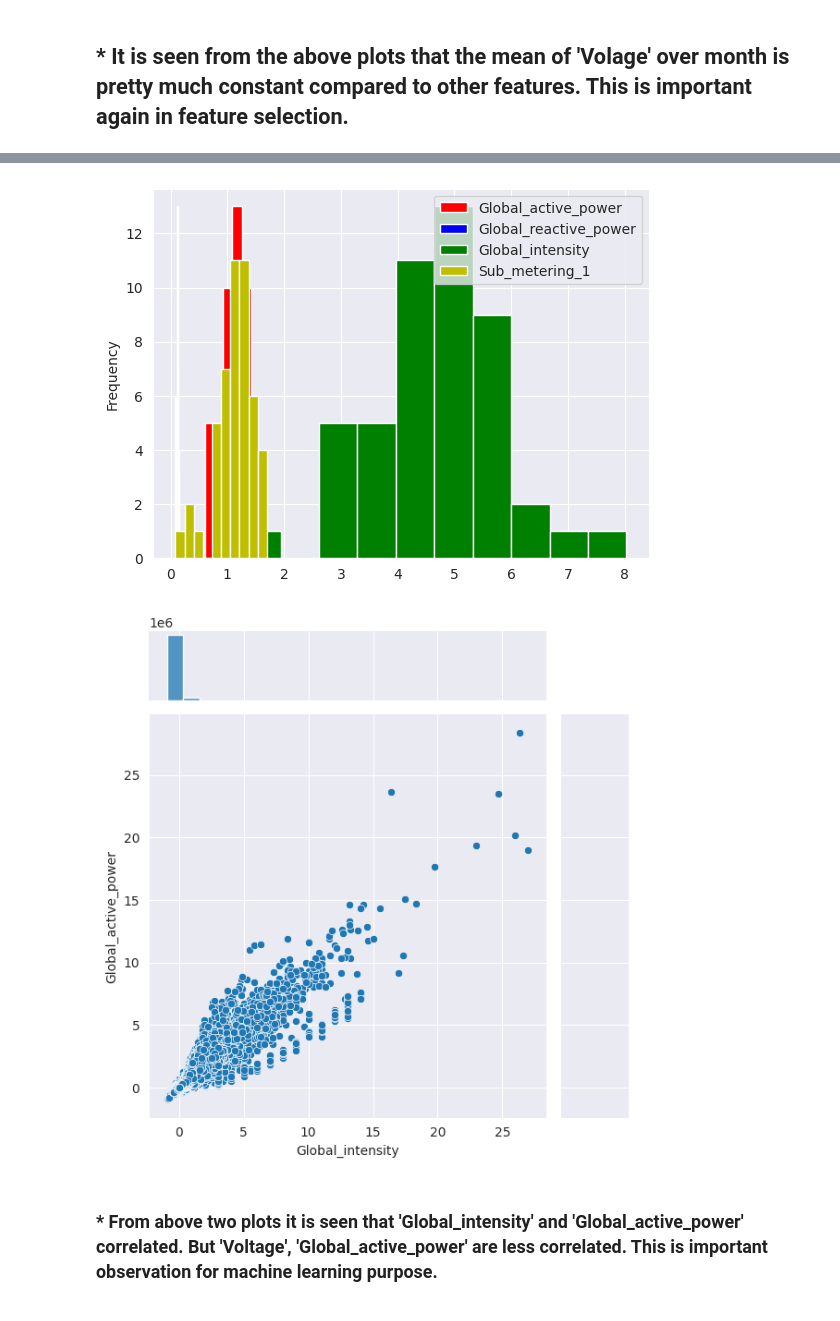
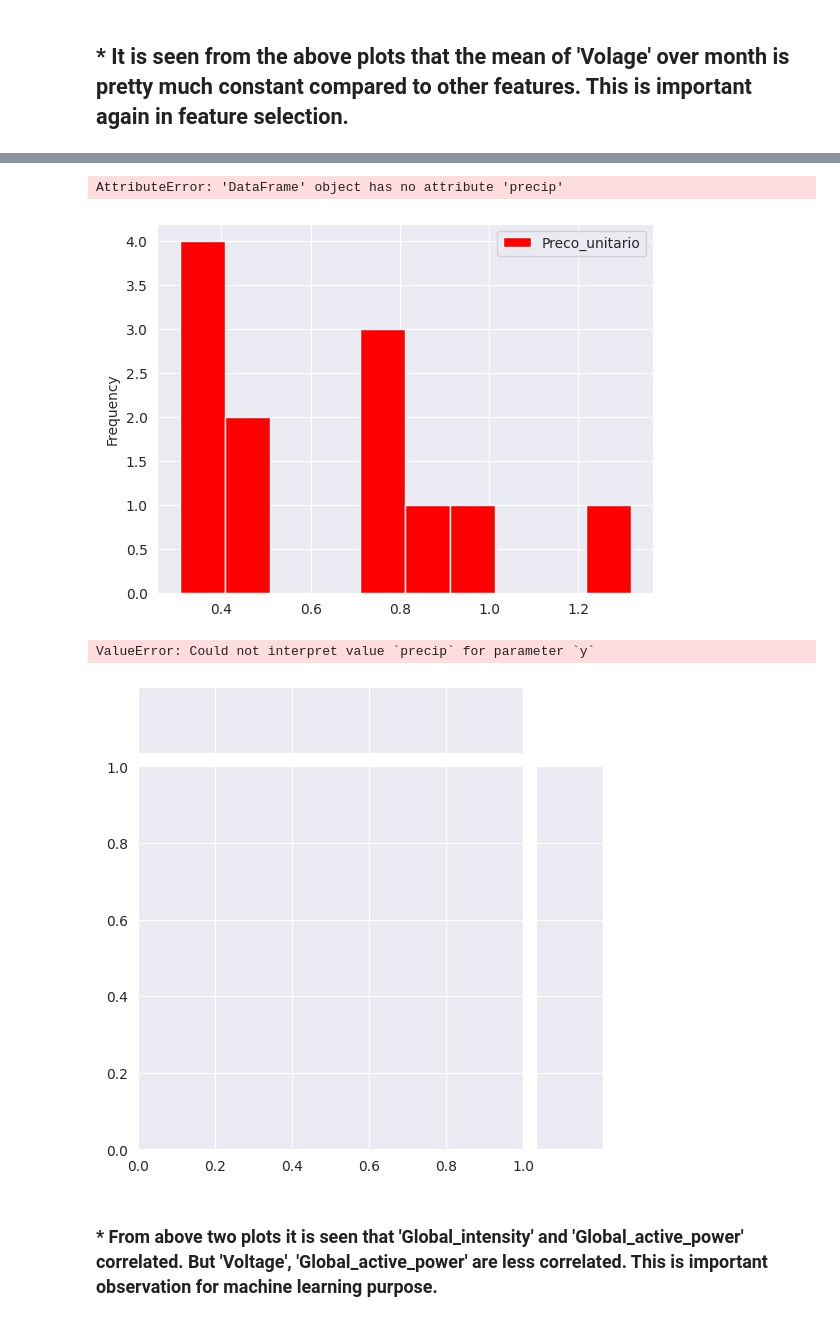
Before and after one commit to Patrick448/time-series-analysis, a Jupyter notebook: Notebooks/adapted-time-series-data-analysis-using-lstm-tutorial.ipynb, the cells around one changed output, grey strips where cells are left out. Cells and saved outputs as stored; diff of their text form; code cells hidden in the pictures.

```diff
--- a/Notebooks/adapted-time-series-data-analysis-using-lstm-tutorial.ipynb
+++ b/Notebooks/adapted-time-series-data-analysis-using-lstm-tutorial.ipynb
@@ -74,3 +69,26 @@ To enable the following instructions: AVX2 FMA, in other operations, rebuild Ten
 df = pd.read_csv('../input/teresopolis-2016-2023-precos-medios.csv', sep=',',
                  parse_dates={'dt' : ['Dia', 'Mês', 'Ano']}, infer_datetime_format=True,
                  low_memory=False, na_values=['nan','?'], index_col='dt')
+
+df.index = df.index.tz_localize("America/Sao_Paulo")
+
+weather_df = pd.read_csv('../input/INMET_SE_RJ_A618_TERESOPOLIS-PARQUE NACIONAL_01-01-2022_A_31-12-2022.CSV', sep=';',parse_dates={'dt': ['Data', 'Hora UTC']}, infer_datetime_format=True, low_memory=False, decimal=',', na_values=['nan','?'], index_col='dt',skiprows=8, encoding='ISO-8859-1')
+
+
+weather_df = weather_df[weather_df.index >= '2022-01-07']
+weather_weekly_df = pd.DataFrame(weather_df[ 'PRECIPITAÇÃO TOTAL, HORÁRIO (mm)'].resample('W').mean())
+
+filtered_alface_crespa_roca = df[df['Produto'] == 'Alface Crespa - Roça'][['Preco_unitario']]
+
+#filtered_alface_crespa_roca = filtered_alface_crespa_roca[(filtered_alface_crespa_roca.index >= '2022-01-01') & (filtered_alface_crespa_roca.index < '2023-01-01')]
+filtered_alface_crespa_roca.sort_values(by=['dt'], inplace=True)
+
+#filtered_alface_crespa_roca.insert(1, 'precip', weather_weekly_df['PRECIPITAÇÃO TOTAL, HORÁRIO (mm)'].tolist())
+
+#pd.concat([filtered_alface_crespa_roca, weather_weekly_df], axis=1)
+
+filtered_alface_crespa_roca
+#weather_weekly_df.head()
+#weather_weekly_df
+
+#weather_weekly_df['PRECIPITAÇÃO TOTAL, HORÁRIO (mm)']
@@ -169,5 +190,3 @@ dtype: int64
 # Data visualization
 # %% [markdown]
 ## * Below I resample over day, and show the sum and mean of Global_active_power. It is seen that mean and sum of resampled data set, have similar structure.
-# %%
-filtered_alface_crespa_roca = df[df['Produto'] == 'Alface Crespa - Roça']
@@ -259,21 +246,22 @@ plt.show()
 # %%
 # Below I show hist plot of the mean of different feature resampled over month
-df.Global_active_power.resample('M').mean().plot(kind='hist', color='r', legend=True )
-df.Global_reactive_power.resample('M').mean().plot(kind='hist',color='b', legend=True)
-#df.Voltage.resample('M').sum().plot(kind='hist',color='g', legend=True)
-df.Global_intensity.resample('M').mean().plot(kind='hist', color='g', legend=True)
-df.Sub_metering_1.resample('M').mean().plot(kind='hist', color='y', legend=True)
+filtered_alface_crespa_roca.Preco_unitario.resample('M').mean().plot(kind='hist', color='r', legend=True )
+filtered_alface_crespa_roca.precip.resample('M').mean().plot(kind='hist',color='b', legend=True)
+
+
 plt.show()
 # %% [output]
+AttributeError: 'DataFrame' object has no attribute 'precip'
-[figure, old version]
+[figure, new version]
 # %%
 ## The correlations between 'Global_intensity', 'Global_active_power'
-data_returns = df.pct_change()
-sns.jointplot(x='Global_intensity', y='Global_active_power', data=data_returns)
+data_returns = filtered_alface_crespa_roca.pct_change()
+sns.jointplot(x='Preco_unitario', y='precip', data=data_returns)
 
 plt.show()
 # %% [output]
+ValueError: Could not interpret value `precip` for parameter `y`
-[figure, old version]
+[figure, new version]
 # %% [markdown]
 ### * From above two plots it is seen that 'Global_intensity' and 'Global_active_power' correlated. But 'Voltage', 'Global_active_power' are less correlated. This is important observation for machine learning purpose.
 # %%
```
Also changed, not shown: parts of 22 cells of this notebook, 10 other files.
